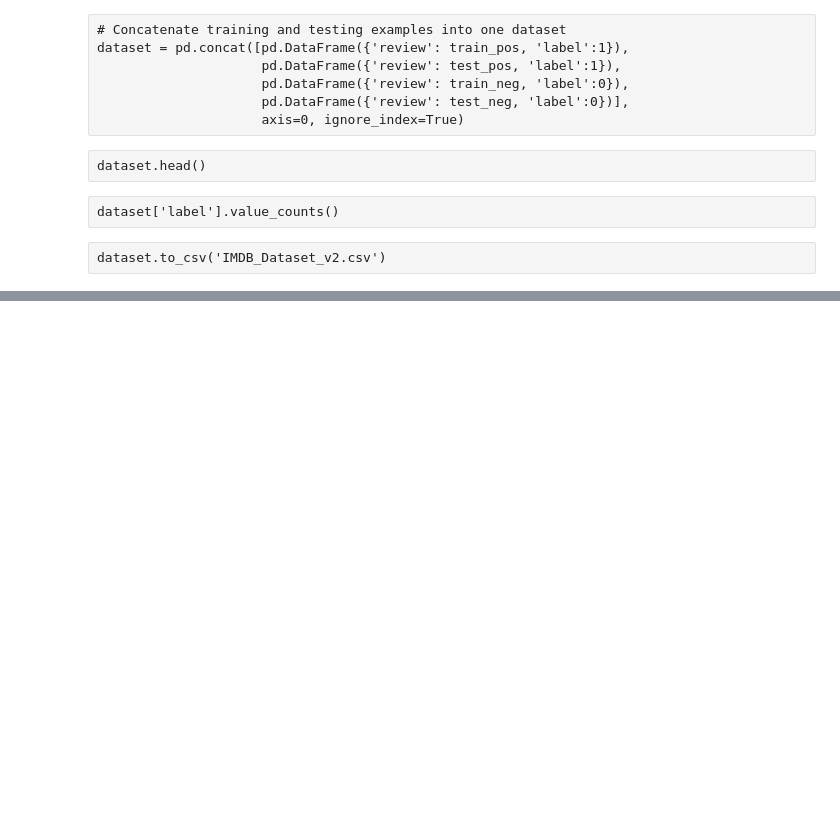
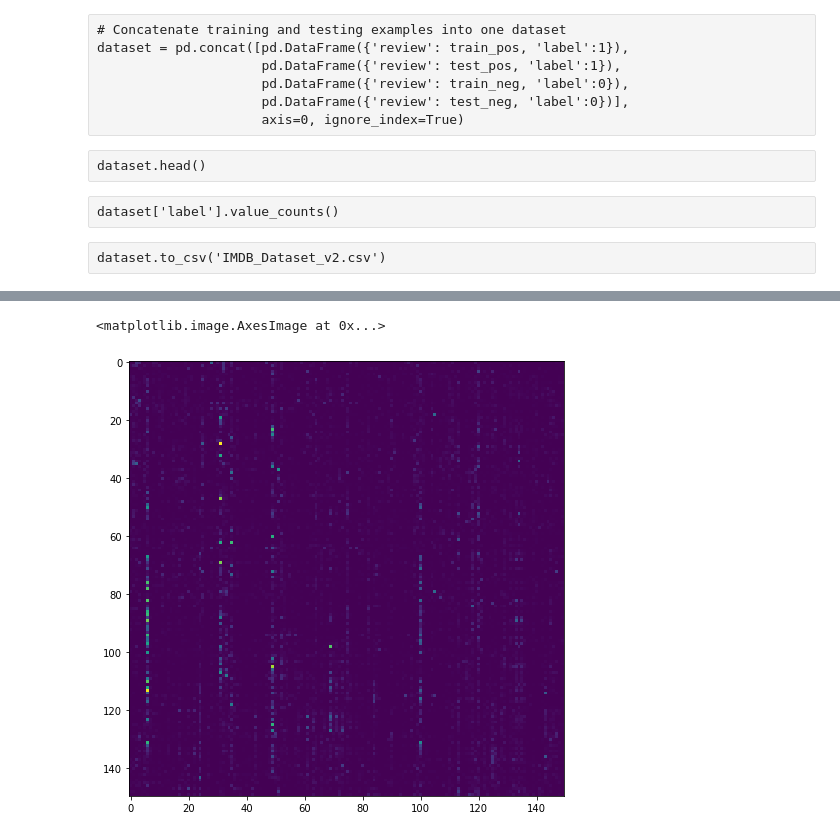
Before and after one commit to fahadahaf/imdb_attention_analysis, a Jupyter notebook: test_run.ipynb, the cells around one changed output, grey strips where cells are left out. Cells and saved outputs as stored; diff of their text form; code cells hidden in the pictures; blank space fills up the shorter version.

```diff
--- a/test_run.ipynb
+++ b/test_run.ipynb
@@ -330,0 +577,9 @@ KeyboardInterrupt:
+# %%
+attn_mat = attn_dict[1][1][inx].cpu().detach().numpy()
+attn_mat = np.asarray([attn_mat[:,300*i:300*(i+1)] for i in range(0,nheads)])
+attn_mat = np.max(attn_mat, axis=0)
+plt.figure(figsize=(8,8))
+plt.imshow(attn_mat[:150, :150])
+# %% [output]
+<matplotlib.image.AxesImage at 0x...>
+[figure, added]
```
Also changed, not shown: parts of 43 cells of this notebook, 1 other file.
